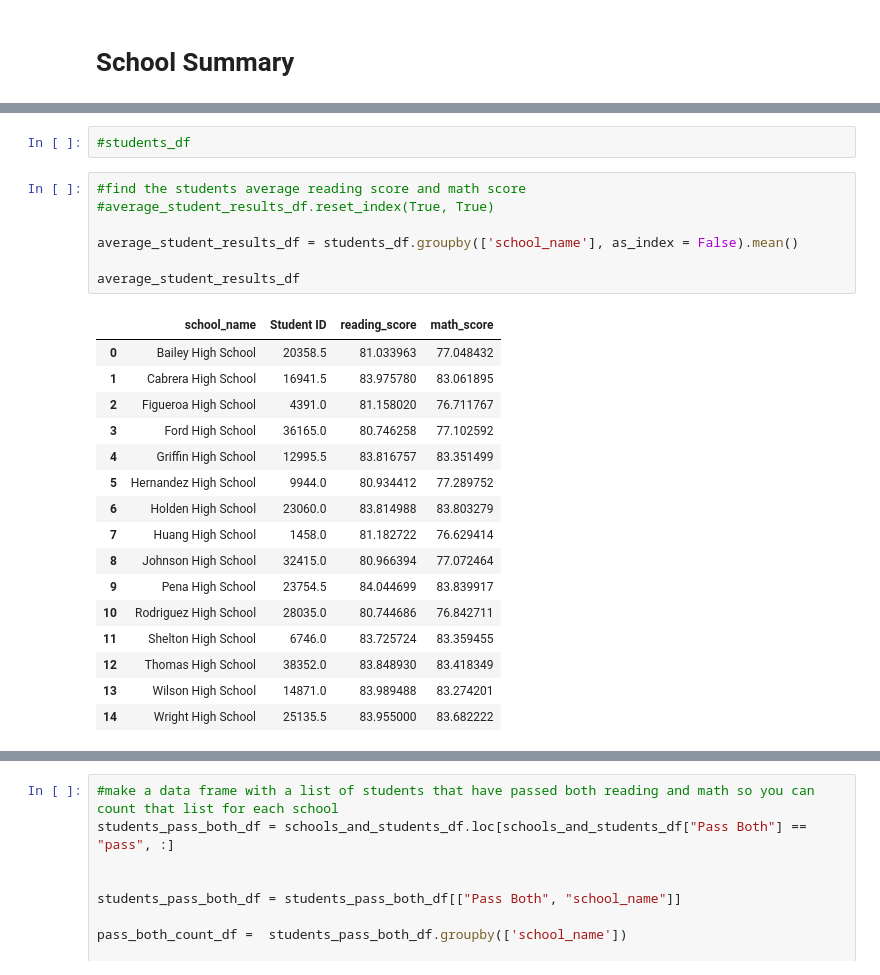
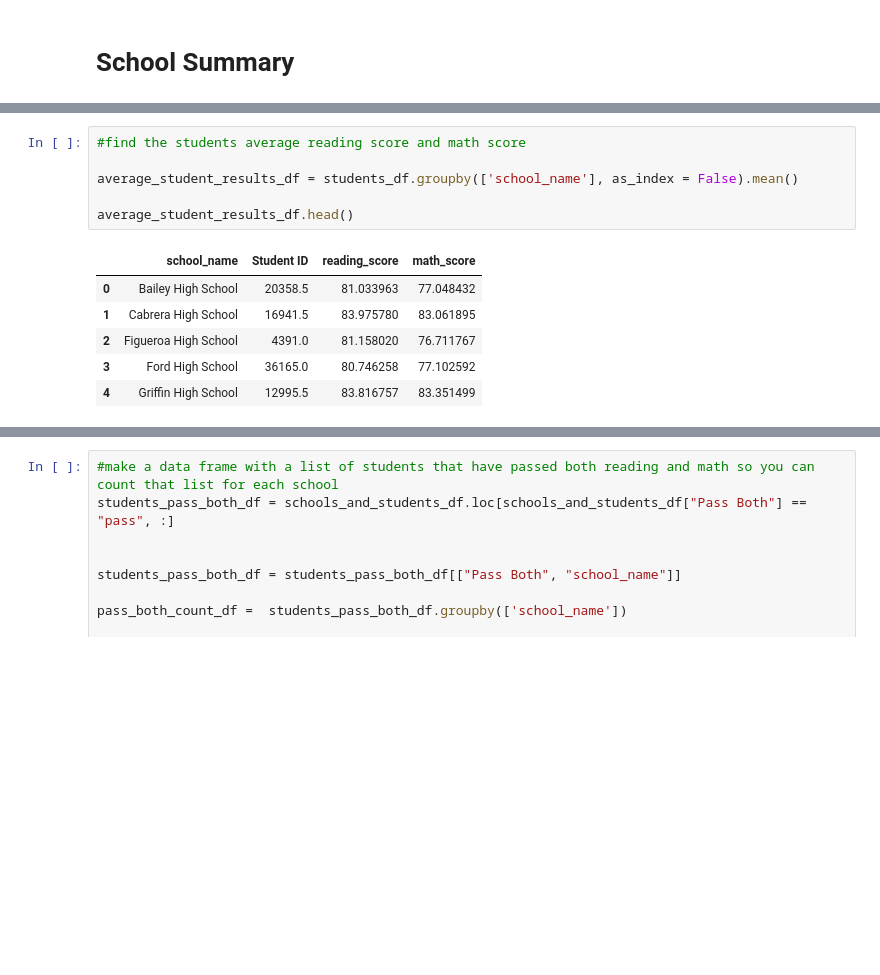
Before and after one commit to RachelFizel/panda-challenge, a Jupyter notebook: PyCitySchools/PyCitySchools.ipynb, the cells around one changed output, grey strips where cells are left out. Cells and saved outputs as stored; diff of their text form; blank space fills up the shorter version.

Commit message:
formated school summary output

```diff
--- a/PyCitySchools/PyCitySchools.ipynb
+++ b/PyCitySchools/PyCitySchools.ipynb
@@ -253,28 +202,15 @@ school_summary_results_df
-# %%
-#students_df
 # %%
 #find the students average reading score and math score
-#average_student_results_df.reset_index(True, True)
 
 average_student_results_df = students_df.groupby(['school_name'], as_index = False).mean()
 
-average_student_results_df
+average_student_results_df.head()
 # %% [output]
 |  | school_name | Student ID | reading_score | math_score |
 | 0 | Bailey High School | 20358.5 | 81.033963 | 77.048432 |
 | 1 | Cabrera High School | 16941.5 | 83.975780 | 83.061895 |
 | 2 | Figueroa High School | 4391.0 | 81.158020 | 76.711767 |
 | 3 | Ford High School | 36165.0 | 80.746258 | 77.102592 |
 | 4 | Griffin High School | 12995.5 | 83.816757 | 83.351499 |
-| 5 | Hernandez High School | 9944.0 | 80.934412 | 77.289752 |
-| 6 | Holden High School | 23060.0 | 83.814988 | 83.803279 |
-| 7 | Huang High School | 1458.0 | 81.182722 | 76.629414 |
-| 8 | Johnson High School | 32415.0 | 80.966394 | 77.072464 |
-| 9 | Pena High School | 23754.5 | 84.044699 | 83.839917 |
-| 10 | Rodriguez High School | 28035.0 | 80.744686 | 76.842711 |
-| 11 | Shelton High School | 6746.0 | 83.725724 | 83.359455 |
-| 12 | Thomas High School | 38352.0 | 83.848930 | 83.418349 |
-| 13 | Wilson High School | 14871.0 | 83.989488 | 83.274201 |
-| 14 | Wright High School | 25135.5 | 83.955000 | 83.682222 |
 # %%
 # Merge the two DataFrames (schools and reading and math scores) together based on school_name
```
Also changed, not shown: parts of 33 cells of this notebook.
